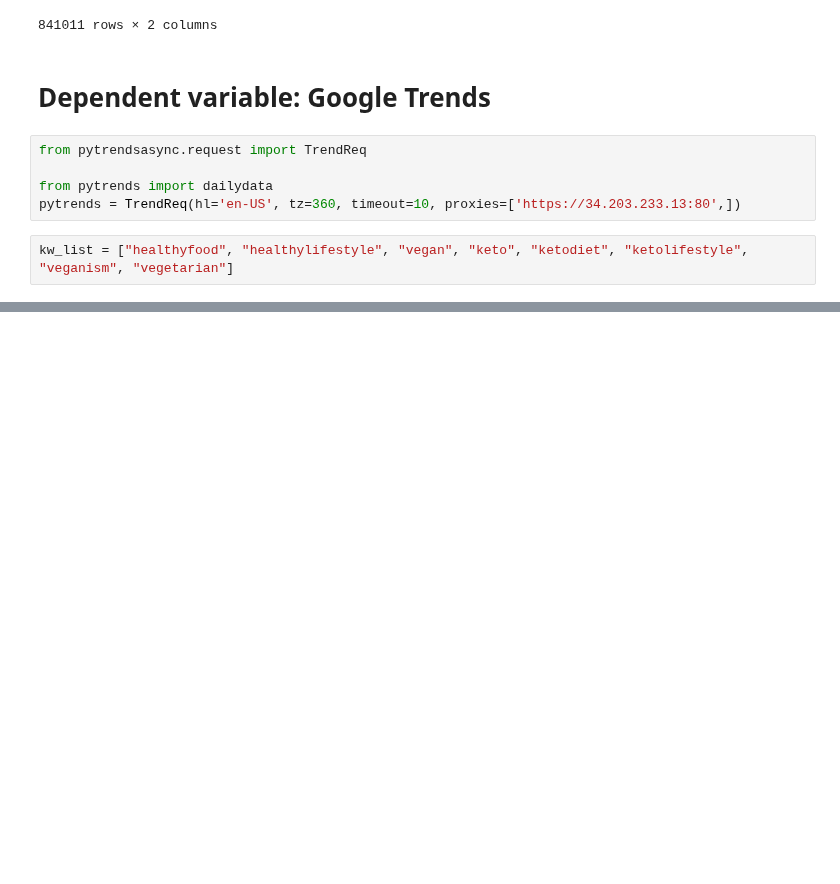
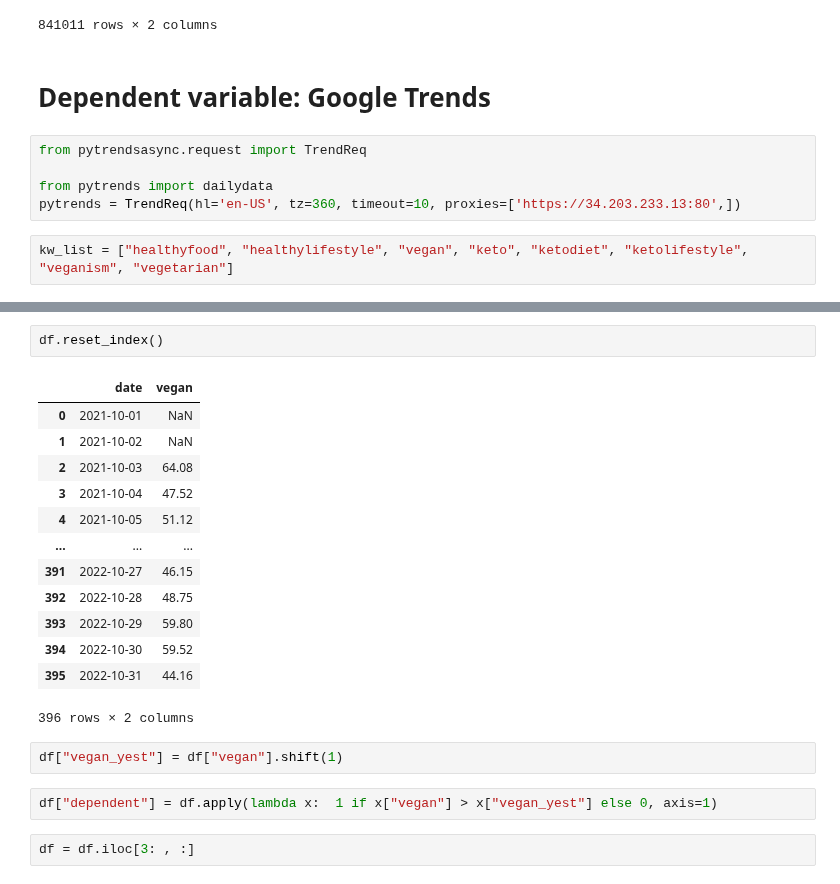
Before and after one commit to atyvaert/big-data, a Jupyter notebook: src/Exploration_Notebooks/Wouter_Exploration.ipynb, the cells around one changed output, grey strips where cells are left out. Saved outputs shown, nothing was run; the diff lists cells and outputs as text; blank space fills up the shorter version.

```diff
--- a/src/Exploration_Notebooks/Wouter_Exploration.ipynb
+++ b/src/Exploration_Notebooks/Wouter_Exploration.ipynb
@@ -405 +405,23 @@ vegan:2022-10-01 2022-10-31
 396 rows × 1 columns
+# %%
+df.reset_index()
+# %% [output]
+|  | date | vegan |
+| 0 | 2021-10-01 | NaN |
+| 1 | 2021-10-02 | NaN |
+| 2 | 2021-10-03 | 64.08 |
+| 3 | 2021-10-04 | 47.52 |
+| 4 | 2021-10-05 | 51.12 |
+| ... | ... | ... |
+| 391 | 2022-10-27 | 46.15 |
+| 392 | 2022-10-28 | 48.75 |
+| 393 | 2022-10-29 | 59.80 |
+| 394 | 2022-10-30 | 59.52 |
+| 395 | 2022-10-31 | 44.16 |
+396 rows × 2 columns
+# %%
+df["vegan_yest"] = df["vegan"].shift(1)
+# %%
+df["dependent"] = df.apply(lambda x:  1 if x["vegan"] > x["vegan_yest"] else 0, axis=1)
+# %%
+df = df.iloc[3: , :]
```
Also changed, not shown: parts of 4 cells of this notebook.
